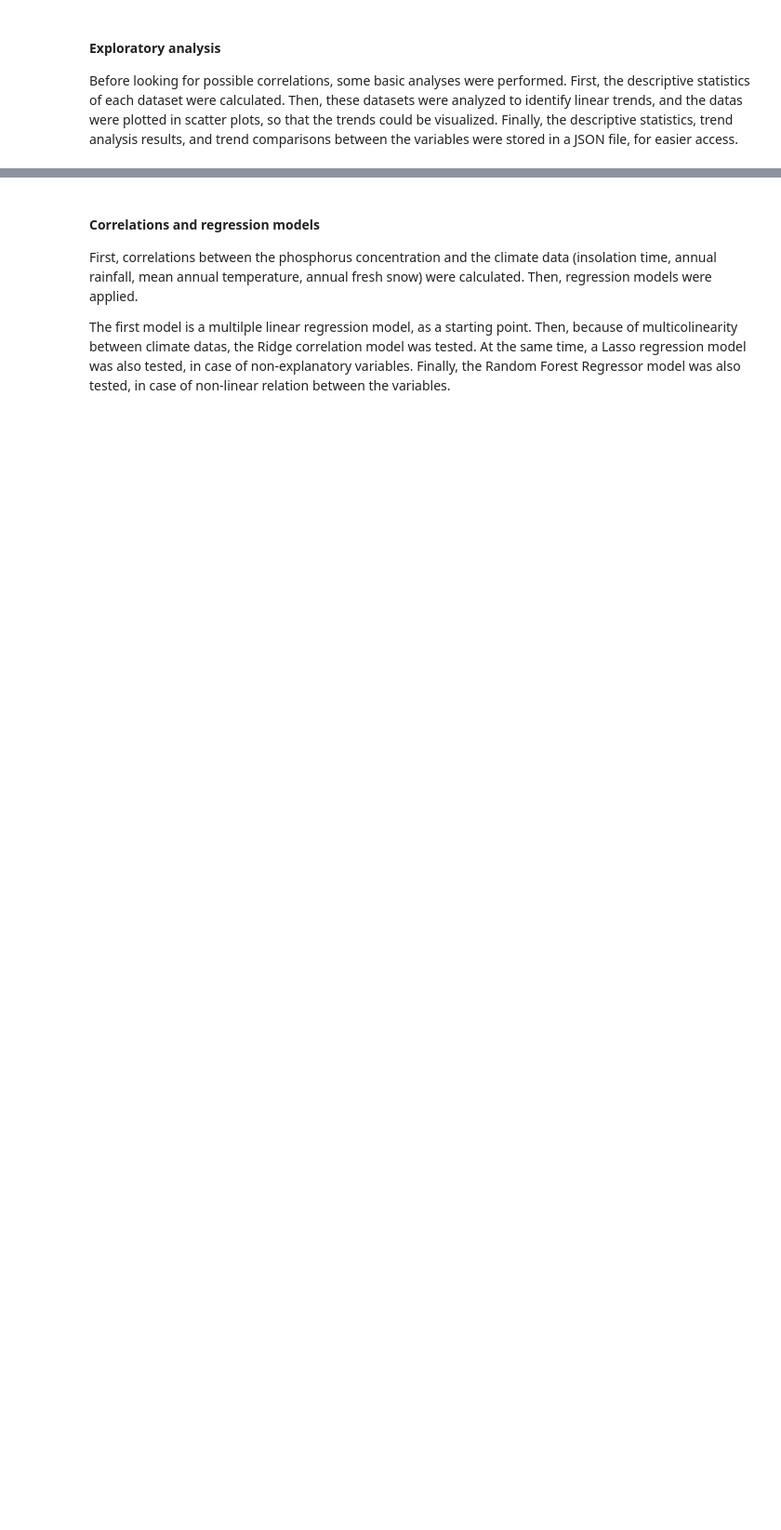
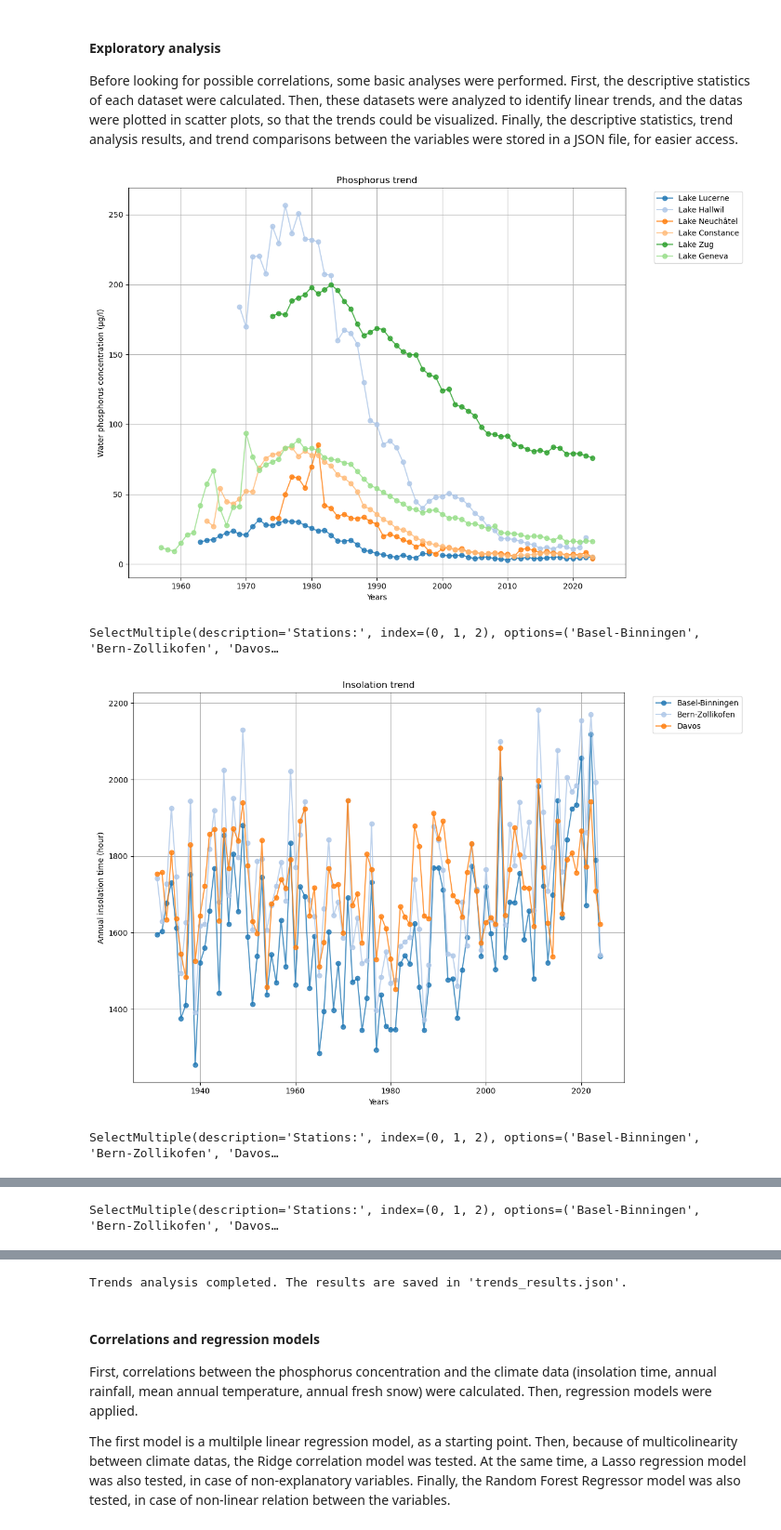
Before and after one commit to Protodekas/Phosphorus-and-climate-in-Swiss-lakes, a Jupyter notebook: report.ipynb, the cells around one changed output, grey strips where cells are left out. Shown at 93% size. Saved outputs shown, nothing was run; the diff lists cells and outputs as text; code cells hidden in the pictures; blank space fills up the shorter version.

Commit message:
modified:   report.ipynb 	modified:   trends_phos_weather_script.py

```diff
--- a/report.ipynb
+++ b/report.ipynb
@@ -33,7 +38,6 @@ from scipy.stats import linregress
 import matplotlib.pyplot as plt
 import ipywidgets as widgets
 from IPython.display import display
-jupyter nbextension enable --py widgetsnbextension # Activate widgets in Jupyter
 import json
 
 # Function to generate descriptive statistics
@@ -159,30 +163,35 @@ interactive_plot(insolation, "Year", insolation.columns[1:], "Insolation trend",
 
 # Rainfall
 interactive_plot(rainfall, "Year", rainfall.columns[1:], "Rainfall trend", "Years", 1926, 2029, "Annual rainfall (mm)")
 
 # Temperature
 interactive_plot(temperature, "Year", temperature.columns[1:], "Temperature trend", "Years", 1926, 2029, "Annual mean temperature (°C)")
 
 # Fresh snow
 interactive_plot(snow, "Year", snow.columns[1:], "Fresh snow trend", "Years", 1926, 2029, "Annual fresh snow (cm)")
 
 # Comparing trends
 for lake, phos_trend in trends_results["phosphorus"].items():
     for climate_type in ["insolation", "rainfall", "temperature", "snow"]:
         for station, climate_trend in trends_results[climate_type].items():
             comparison = compare_trends(phos_trend, climate_trend)
             comparisons[f"{lake} vs {station} ({climate_type})"] = comparison
 
 for climate_type1 in ["insolation", "rainfall", "temperature", "snow"]:
     for station1, trend1 in trends_results[climate_type1].items():
         for climate_type2 in ["insolation", "rainfall", "temperature", "snow"]:
             if climate_type1 != climate_type2:
                 for station2, trend2 in trends_results[climate_type2].items():
                     comparison = compare_trends(trend1, trend2)
                     comparisons[f"{station1} ({climate_type1}) vs {station2} ({climate_type2})"] = comparison
 
 # Saving trends results
 with open("trends_results.json", "w") as f:
     json.dump({"Descriptive statistics": descriptive_stats, "Trends analysis results": trends_results, "Trends comparison": comparisons}, f, indent=4)
 
 print("Trends analysis completed. The results are saved in 'trends_results.json'.")
+# %% [output]
+[figure, added]
+SelectMultiple(description='Stations:', index=(0, 1, 2), options=('Basel-Binningen', 'Bern-Zollikofen', 'Davos…
+[figure, added]
+SelectMultiple(description='Stations:', index=(0, 1, 2), options=('Basel-Binningen', 'Bern-Zollikofen', 'Davos…
@@ -188,0 +199 @@ print("Trends analysis completed. The results are saved in 'trends_results.json'
+SelectMultiple(description='Stations:', index=(0, 1, 2), options=('Basel-Binningen', 'Bern-Zollikofen', 'Davos…
@@ -189,3 +203,4 @@ print("Trends analysis completed. The results are saved in 'trends_results.json'
+Trends analysis completed. The results are saved in 'trends_results.json'.
 # %% [markdown]
 #### Correlations and regression models
 First, correlations between the phosphorus concentration and the climate data (insolation time, annual rainfall, mean annual temperature, annual fresh snow) were calculated. Then, regression models were applied.
```
Also changed, not shown: parts of 2 cells of this notebook, 2 other files.
